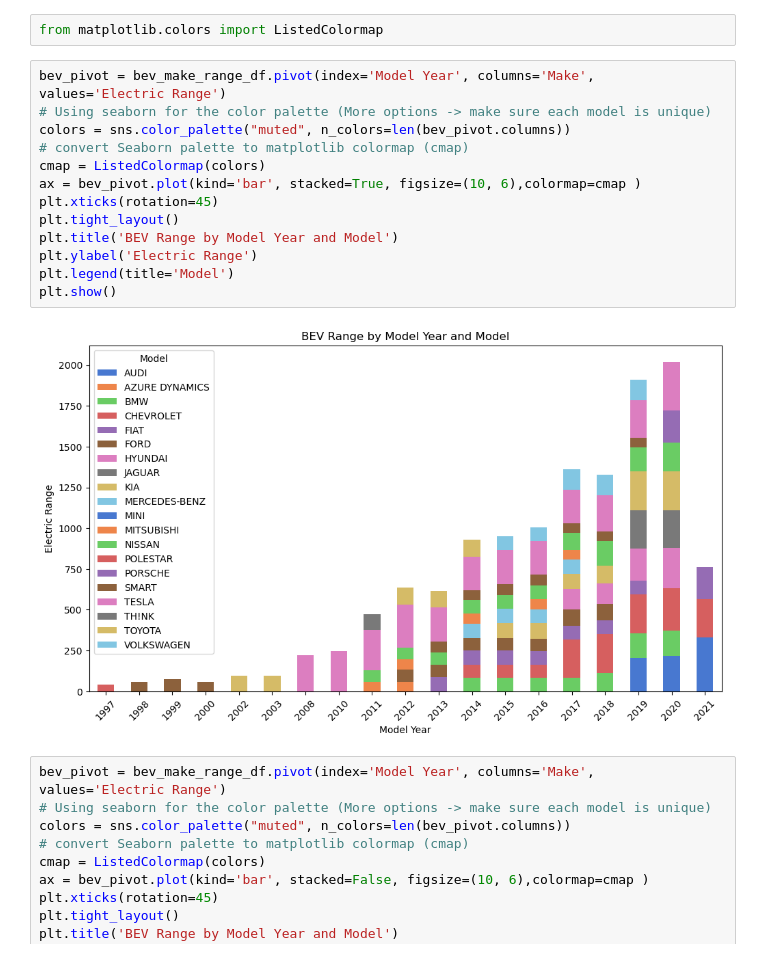
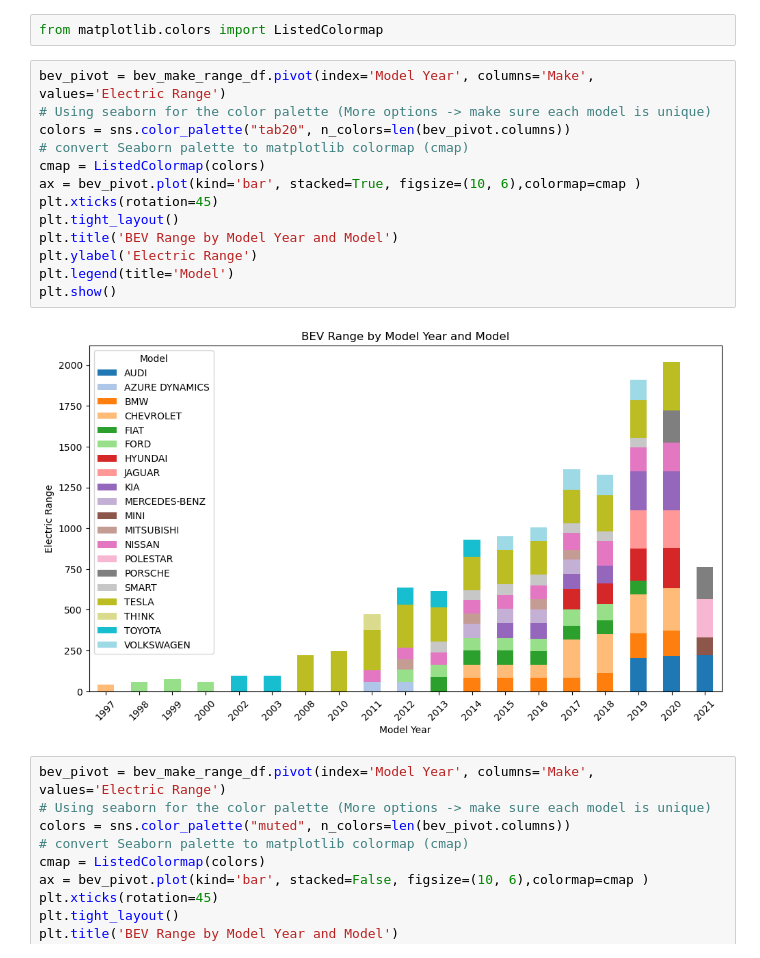
Before and after one commit to MichaelHowick/CS4580-EDA-Assignment, a Jupyter notebook: lk_notebook.ipynb, the cells around one changed output. Cells and saved outputs as stored; diff of their text form.

```diff
--- a/lk_notebook.ipynb
+++ b/lk_notebook.ipynb
@@ -189,18 +278,18 @@ from matplotlib.colors import ListedColormap
 # %%
 bev_pivot = bev_make_range_df.pivot(index='Model Year', columns='Make', values='Electric Range')
 # Using seaborn for the color palette (More options -> make sure each model is unique)
-colors = sns.color_palette("muted", n_colors=len(bev_pivot.columns))
+colors = sns.color_palette("tab20", n_colors=len(bev_pivot.columns))
 # convert Seaborn palette to matplotlib colormap (cmap)
 cmap = ListedColormap(colors)
 ax = bev_pivot.plot(kind='bar', stacked=True, figsize=(10, 6),colormap=cmap )
 plt.xticks(rotation=45)
 plt.tight_layout()
 plt.title('BEV Range by Model Year and Model')
 plt.ylabel('Electric Range')
 plt.legend(title='Model')
 plt.show()
 # %% [output]
-[figure, old version]
+[figure, new version]
 # %%
 bev_pivot = bev_make_range_df.pivot(index='Model Year', columns='Make', values='Electric Range')
 # Using seaborn for the color palette (More options -> make sure each model is unique)
```
Also changed, not shown: parts of 12 cells of this notebook, 5 other files.
